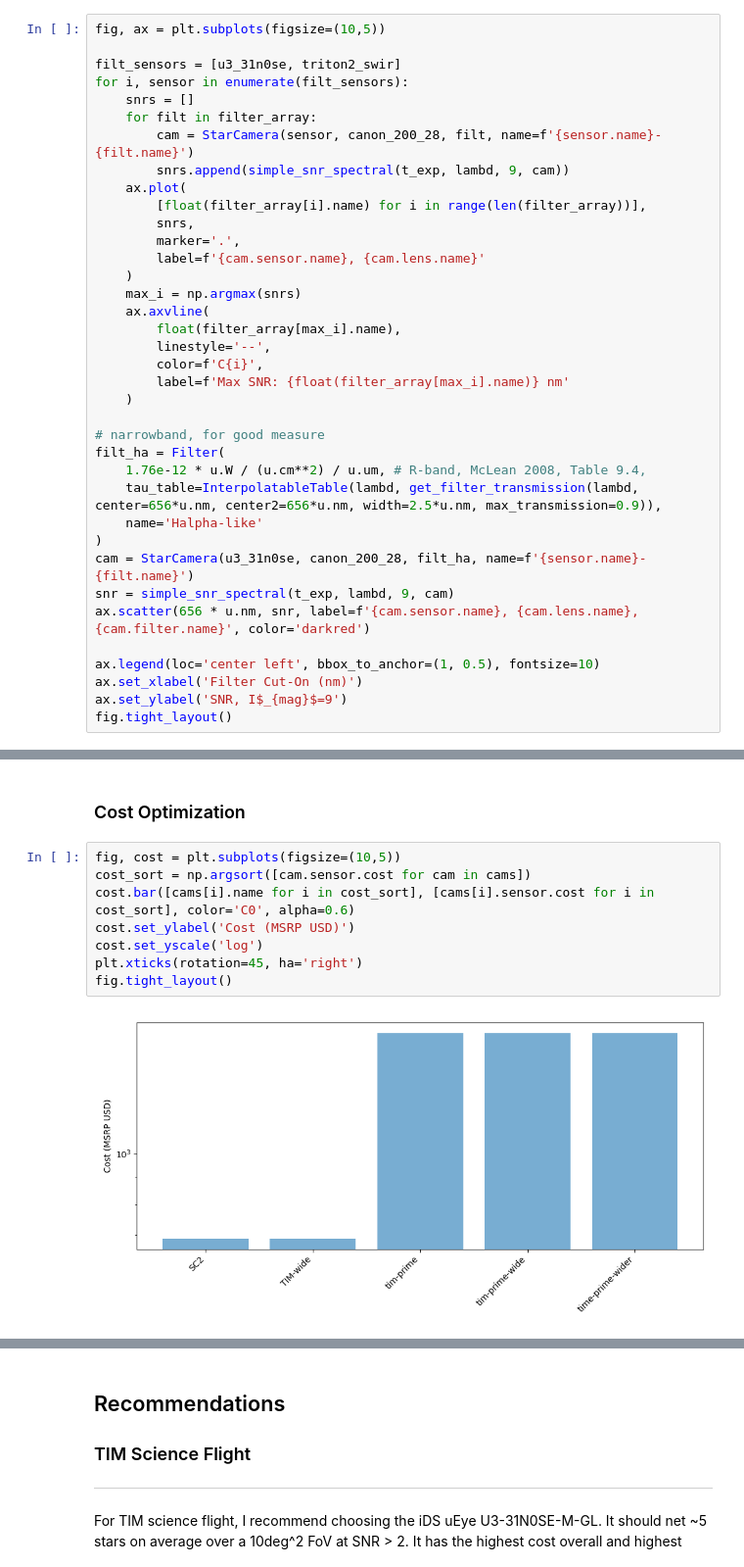
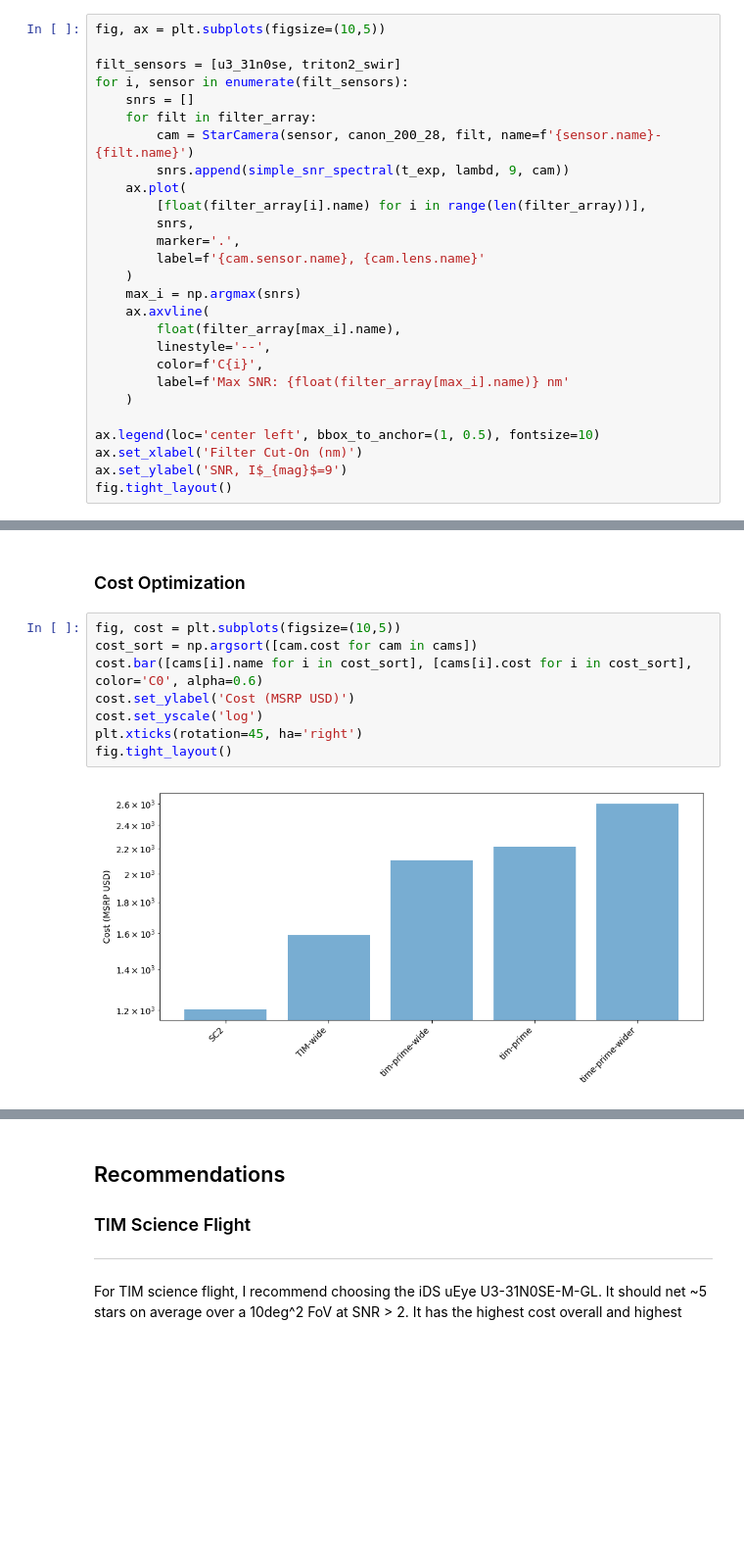
Before and after one commit to evanmayer/starcam-sim, a Jupyter notebook: starcam_trade_study.ipynb, the cells around one changed output, grey strips where cells are left out. Shown at 98% size. Cells and saved outputs as stored; diff of their text form; blank space fills up the shorter version.

Commit message:
add costs of lenses and filters, fix typos

```diff
--- a/starcam_trade_study.ipynb
+++ b/starcam_trade_study.ipynb
@@ -627,16 +621,6 @@ for i, sensor in enumerate(filt_sensors):
         label=f'Max SNR: {float(filter_array[max_i].name)} nm'
     )
 
-# narrowband, for good measure
-filt_ha = Filter(
-    1.76e-12 * u.W / (u.cm**2) / u.um, # R-band, McLean 2008, Table 9.4,
-    tau_table=InterpolatableTable(lambd, get_filter_transmission(lambd, center=656*u.nm, center2=656*u.nm, width=2.5*u.nm, max_transmission=0.9)),
-    name='Halpha-like'
-)
-cam = StarCamera(u3_31n0se, canon_200_28, filt_ha, name=f'{sensor.name}-{filt.name}')
-snr = simple_snr_spectral(t_exp, lambd, 9, cam)
-ax.scatter(656 * u.nm, snr, label=f'{cam.sensor.name}, {cam.lens.name}, {cam.filter.name}', color='darkred')
-
 ax.legend(loc='center left', bbox_to_anchor=(1, 0.5), fontsize=10)
 ax.set_xlabel('Filter Cut-On (nm)')
 ax.set_ylabel('SNR, I$_{mag}$=9')
@@ -675,13 +659,13 @@ time-prime-wider: 16.2 MP, 16.20 MB per pic, 9952 GB total storage
 ### Cost Optimization
 # %%
 fig, cost = plt.subplots(figsize=(10,5))
-cost_sort = np.argsort([cam.sensor.cost for cam in cams])
-cost.bar([cams[i].name for i in cost_sort], [cams[i].sensor.cost for i in cost_sort], color='C0', alpha=0.6)
+cost_sort = np.argsort([cam.cost for cam in cams])
+cost.bar([cams[i].name for i in cost_sort], [cams[i].cost for i in cost_sort], color='C0', alpha=0.6)
 cost.set_ylabel('Cost (MSRP USD)')
 cost.set_yscale('log')
 plt.xticks(rotation=45, ha='right')
 fig.tight_layout()
 # %% [output]
-[figure, old version]
+[figure, new version]
 # %%
 fig, cost = plt.subplots(figsize=(10,5))
```
Also changed, not shown: parts of 8 cells of this notebook.
